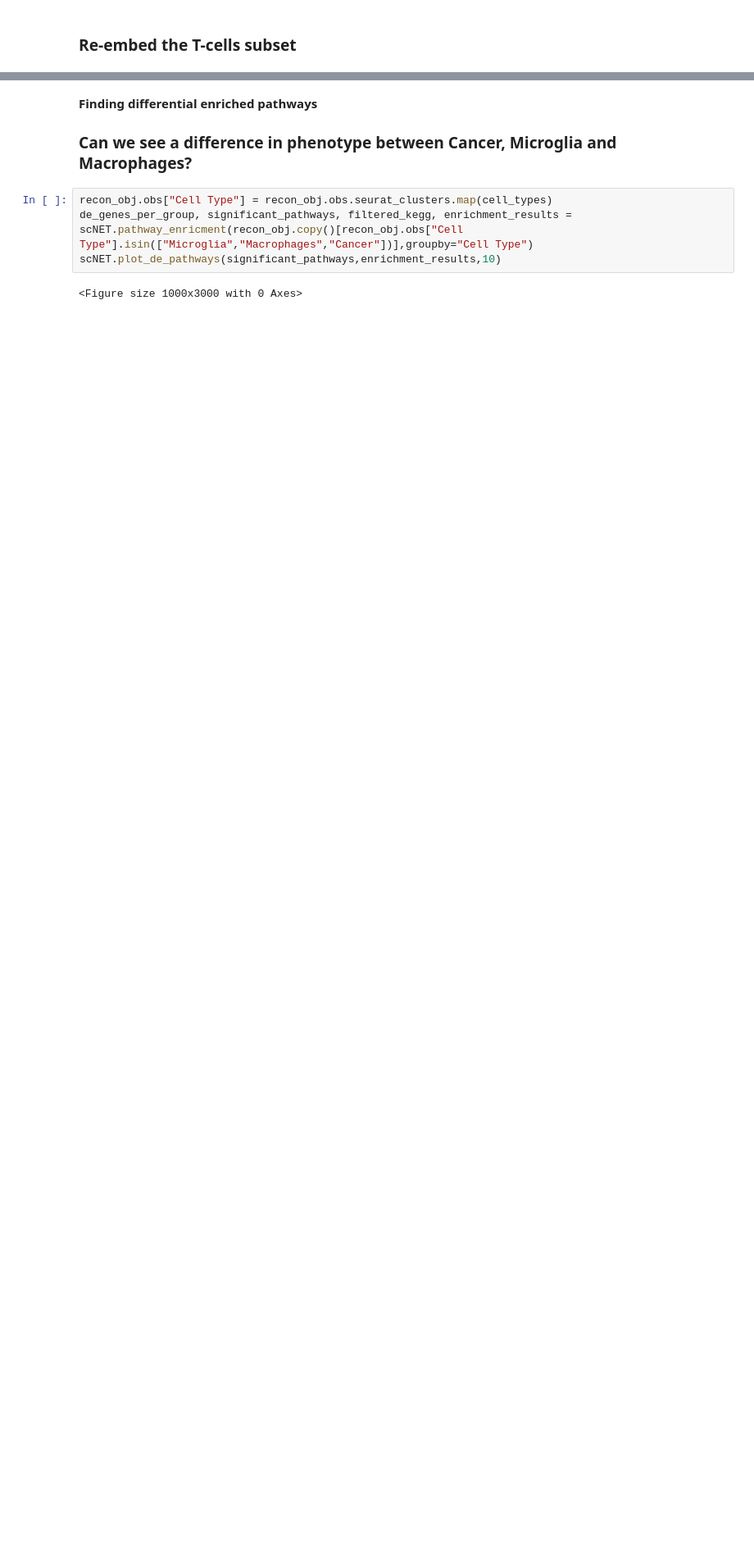
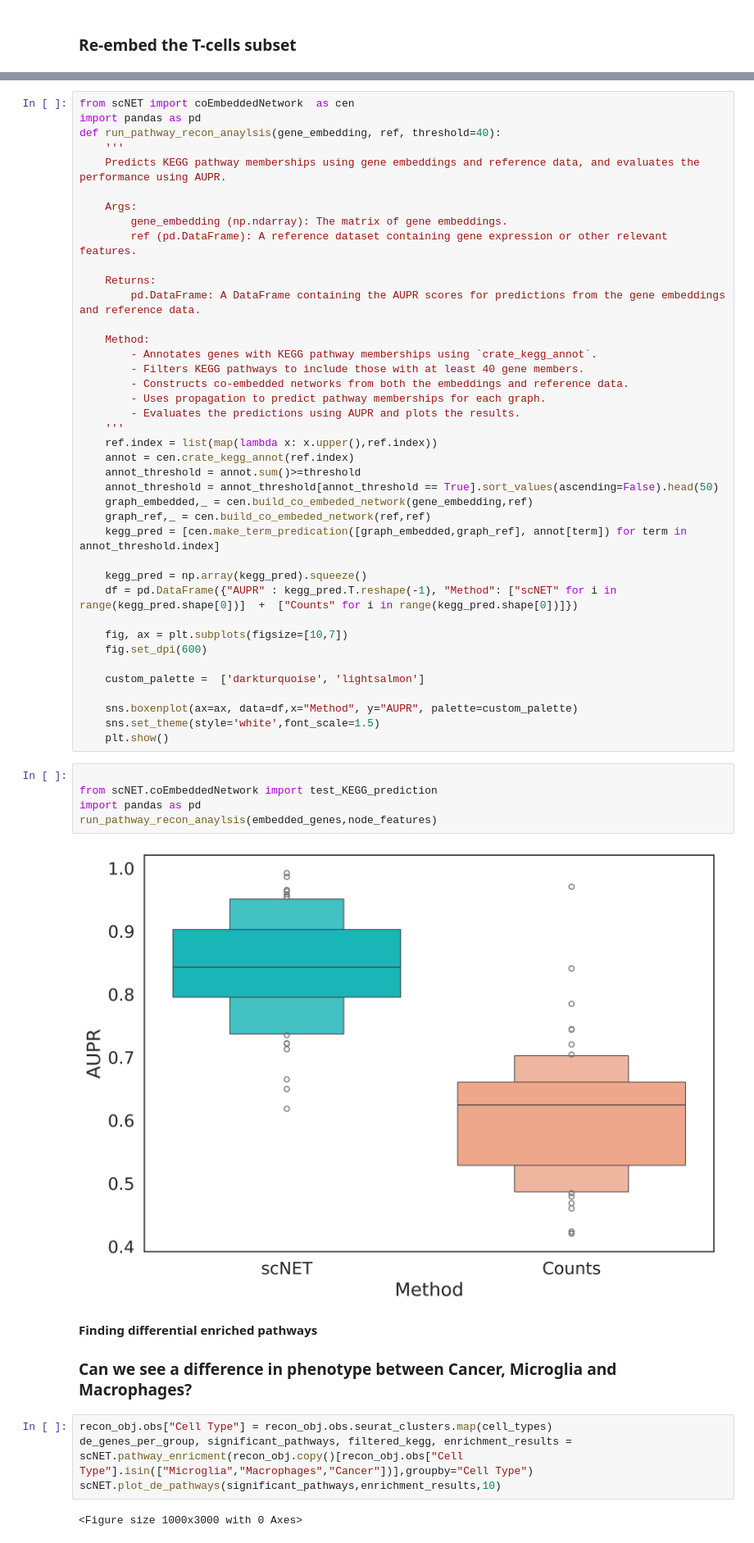
Before and after one commit to madilabcode/scNET, a Jupyter notebook: scNET.ipynb, the cells around one changed output, grey strips where cells are left out. Shown at 82% size. Cells and saved outputs as stored; diff of their text form; blank space fills up the shorter version.

Commit message:
pathway recon anyalsis example

```diff
--- a/scNET.ipynb
+++ b/scNET.ipynb
@@ -325,3 +307,50 @@ plt.show()
+# %%
+from scNET import coEmbeddedNetwork  as cen
+import pandas as pd
+def run_pathway_recon_anaylsis(gene_embedding, ref, threshold=40):
+    '''
+    Predicts KEGG pathway memberships using gene embeddings and reference data, and evaluates the performance using AUPR.
+
+    Args:
+        gene_embedding (np.ndarray): The matrix of gene embeddings.
+        ref (pd.DataFrame): A reference dataset containing gene expression or other relevant features.
+
+    Returns:
+        pd.DataFrame: A DataFrame containing the AUPR scores for predictions from the gene embeddings and reference data.
+
+    Method:
+        - Annotates genes with KEGG pathway memberships using `crate_kegg_annot`.
+        - Filters KEGG pathways to include those with at least 40 gene members.
+        - Constructs co-embedded networks from both the embeddings and reference data.
+        - Uses propagation to predict pathway memberships for each graph.
+        - Evaluates the predictions using AUPR and plots the results.
+    '''
+    ref.index = list(map(lambda x: x.upper(),ref.index))
+    annot = cen.crate_kegg_annot(ref.index)
+    annot_threshold = annot.sum()>=threshold
+    annot_threshold = annot_threshold[annot_threshold == True].sort_values(ascending=False).head(50)
+    graph_embedded,_ = cen.build_co_embeded_network(gene_embedding,ref)
+    graph_ref,_ = cen.build_co_embeded_network(ref,ref)
+    kegg_pred = [cen.make_term_predication([graph_embedded,graph_ref], annot[term]) for term in annot_threshold.index]
+
+    kegg_pred = np.array(kegg_pred).squeeze()
+    df = pd.DataFrame({"AUPR" : kegg_pred.T.reshape(-1), "Method": ["scNET" for i in range(kegg_pred.shape[0])]  +  ["Counts" for i in range(kegg_pred.shape[0])]})
+
+    fig, ax = plt.subplots(figsize=[10,7])
+    fig.set_dpi(600)
+
+    custom_palette =  ['darkturquoise', 'lightsalmon']
+
+    sns.boxenplot(ax=ax, data=df,x="Method", y="AUPR", palette=custom_palette)
+    sns.set_theme(style='white',font_scale=1.5)
+    plt.show()
+# %%
+
+from scNET.coEmbeddedNetwork import test_KEGG_prediction
+import pandas as pd
+run_pathway_recon_anaylsis(embedded_genes,node_features)
+# %% [output]
+[figure, added]
 # %% [markdown]
 **Finding differential enriched pathways**
 ### Can we see a difference in phenotype between Cancer, Microglia and Macrophages?
```
Also changed, not shown: parts of 9 cells of this notebook.
